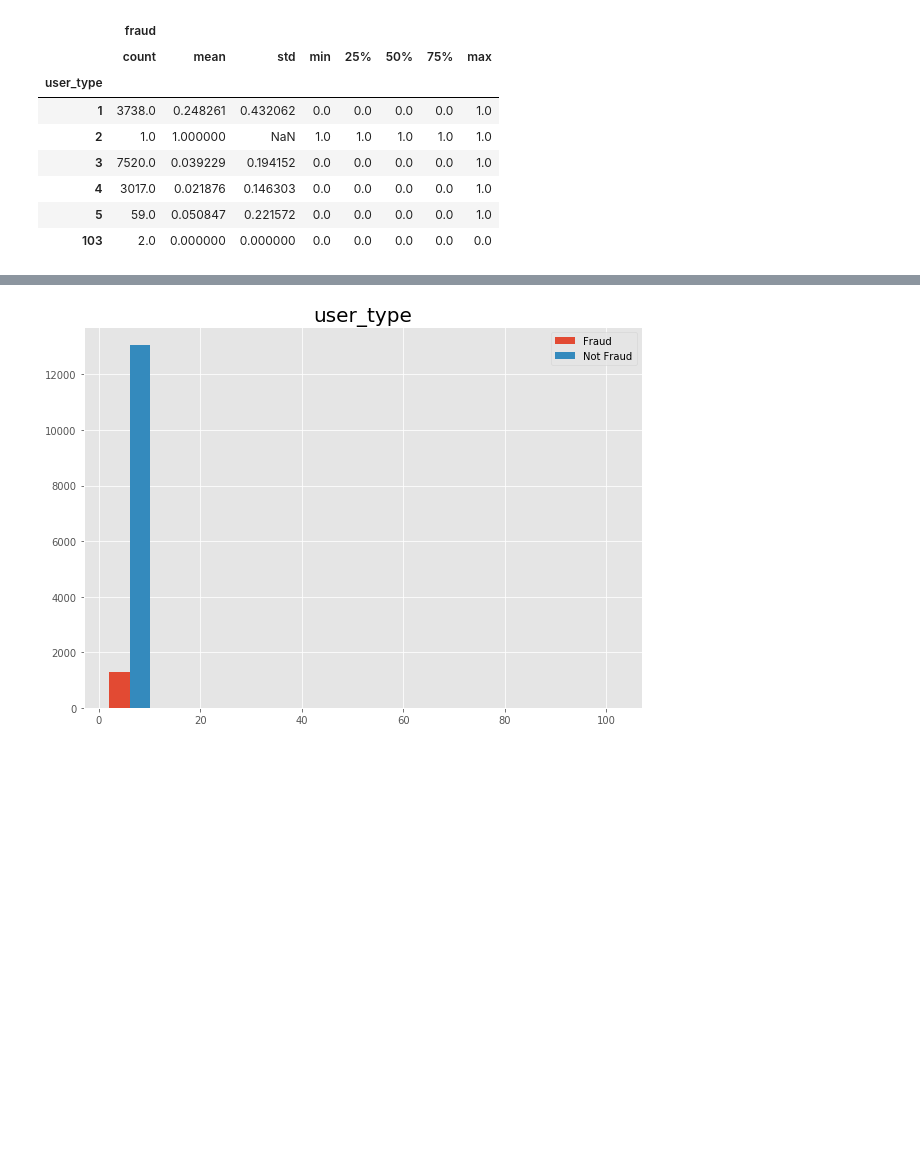
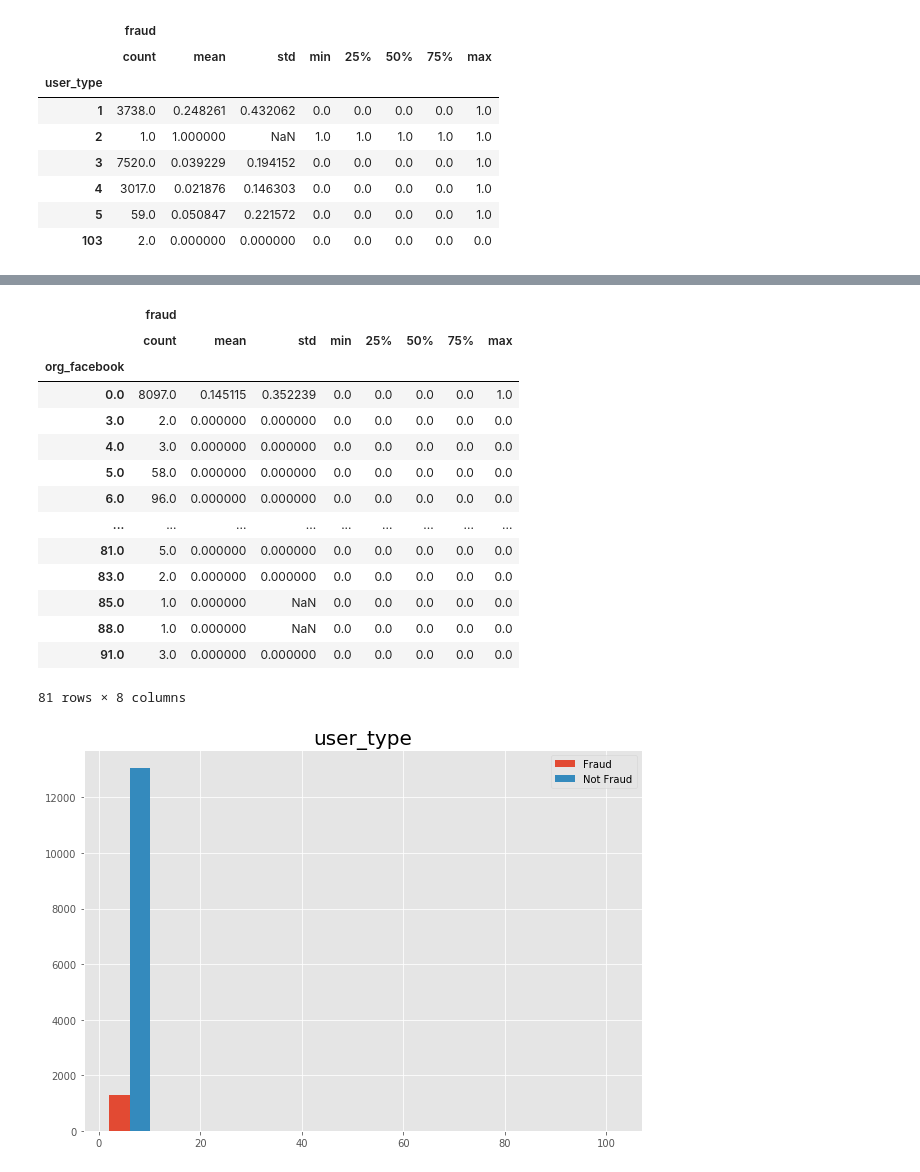
Before and after one commit to josephshanks/fraud-detector, a Jupyter notebook: data/eda_eddie.ipynb, the cells around one changed output, grey strips where cells are left out. Cells and saved outputs as stored; diff of their text form; code cells hidden in the pictures; blank space fills up the shorter version.

```diff
--- a/data/eda_eddie.ipynb
+++ b/data/eda_eddie.ipynb
@@ -78,3 +128,21 @@ data.loc[:,['user_type', 'fraud']].groupby('user_type').describe()
+# %%
+data.loc[:,['org_facebook', 'fraud']].groupby('org_facebook').describe()
+# %% [output]
+|  | fraud |  |  |  |  |  |  |  |
+|  | count | mean | std | min | 25% | 50% | 75% | max |
+| org_facebook |  |  |  |  |  |  |  |  |
+| 0.0 | 8097.0 | 0.145115 | 0.352239 | 0.0 | 0.0 | 0.0 | 0.0 | 1.0 |
+| 3.0 | 2.0 | 0.000000 | 0.000000 | 0.0 | 0.0 | 0.0 | 0.0 | 0.0 |
+| 4.0 | 3.0 | 0.000000 | 0.000000 | 0.0 | 0.0 | 0.0 | 0.0 | 0.0 |
+| 5.0 | 58.0 | 0.000000 | 0.000000 | 0.0 | 0.0 | 0.0 | 0.0 | 0.0 |
+| 6.0 | 96.0 | 0.000000 | 0.000000 | 0.0 | 0.0 | 0.0 | 0.0 | 0.0 |
+| ... | ... | ... | ... | ... | ... | ... | ... | ... |
+| 81.0 | 5.0 | 0.000000 | 0.000000 | 0.0 | 0.0 | 0.0 | 0.0 | 0.0 |
+| 83.0 | 2.0 | 0.000000 | 0.000000 | 0.0 | 0.0 | 0.0 | 0.0 | 0.0 |
+| 85.0 | 1.0 | 0.000000 | NaN | 0.0 | 0.0 | 0.0 | 0.0 | 0.0 |
+| 88.0 | 1.0 | 0.000000 | NaN | 0.0 | 0.0 | 0.0 | 0.0 | 0.0 |
+| 91.0 | 3.0 | 0.000000 | 0.000000 | 0.0 | 0.0 | 0.0 | 0.0 | 0.0 |
+81 rows × 8 columns
 # %%
 types = data['fraud'].unique()
 fig, ax = plt.subplots(figsize=(10,7))
```
Also changed, not shown: parts of 25 cells of this notebook, 1 other file.
